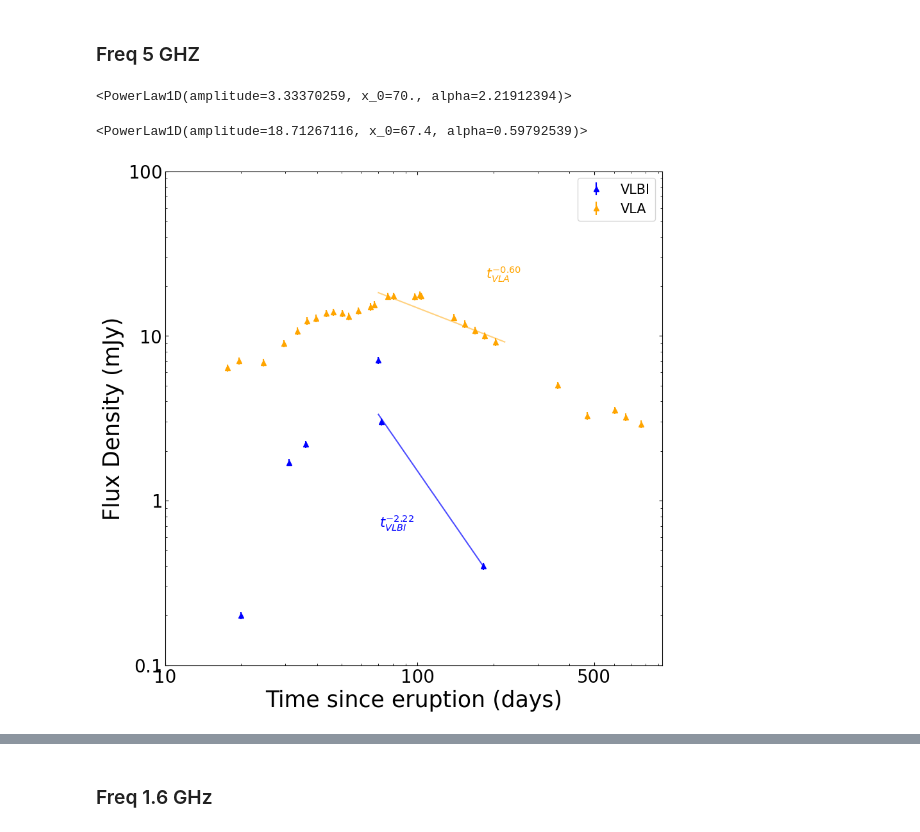
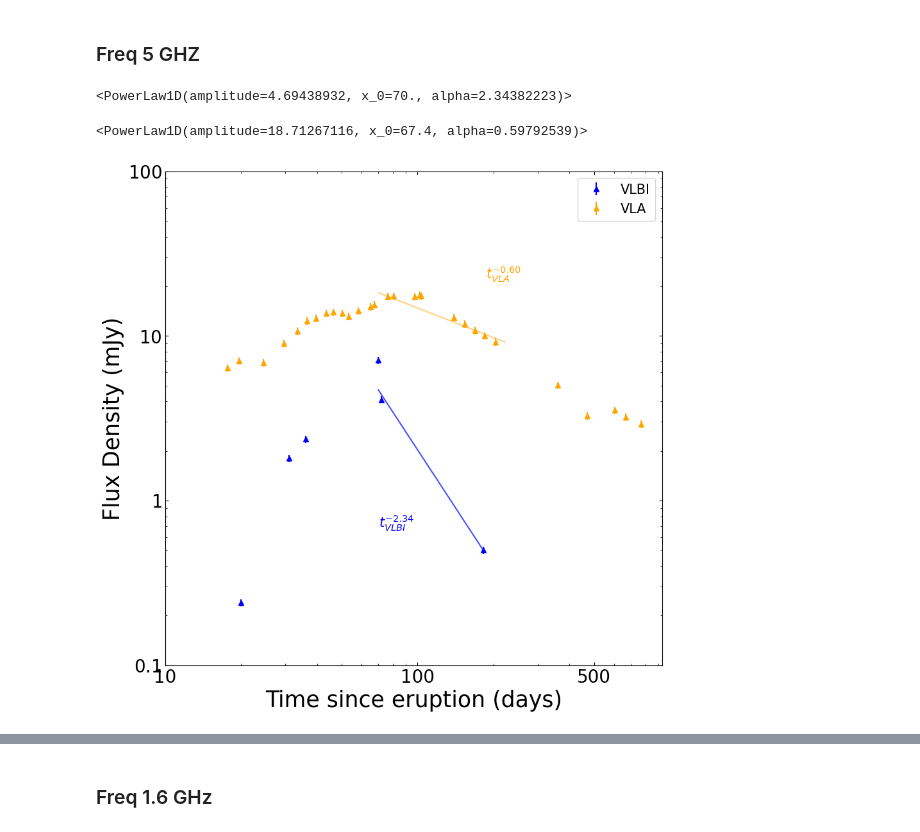
Before and after one commit to Wilhelm005/Research-Code, a Jupyter notebook: VLBI vs VLA data.ipynb, the cells around one changed output, grey strips where cells are left out. Cells and saved outputs as stored; diff of their text form; code cells hidden in the pictures.

```diff
--- a/VLBI vs VLA data.ipynb
+++ b/VLBI vs VLA data.ipynb
@@ -26,12 +26,12 @@ from scipy.stats import chisquare as CHI
 #only using the SE region like they did in their paper
 
 f5_VLBI = (
-    [20, 5, 0.2, 0],  #EVN
-    [31, 5, 1.7, 0], #VLBA
-    [36, 5, 2.2, 0], #VLBA
+    [20, 5, 0.24, 0],  #EVN
+    [31, 5, 1.8, 0], #VLBA
+    [36, 5, 2.36, 0], #VLBA
     [70, 5, 7.1, 0], #EVN
-    [72, 5, 3, 0], #VLBA
-    [182, 5, 0.4, 0],
+    [72, 5, 4.1, 0], #VLBA
+    [182, 5, 0.5, 0],
 )
 
 #making the dataframes for the frequency
@@ -44,12 +44,12 @@ flux_err5_VLBI = np.sqrt(VLBI_407["Error"]**2 + (VLBI_407["Flux"]*0.05)**2)
 #fit
 
 fit5_VLBI = (
-    #[20, 5, 0.2, 0],  #EVN
-    #[31, 5, 1.7, 0], #VLBA
-    #[36, 5, 2.2, 0], #VLBA
+    #[20, 5, 0.24, 0],  #EVN
+    #[31, 5, 1.8, 0], #VLBA
+    #[36, 5, 2.36, 0], #VLBA
     [70, 5, 7.1, 0], #EVN
-    [72, 5, 3, 0], #VLBA
-    [182, 5, 0.4, 0],
+    [72, 5, 4.1, 0], #VLBA
+    [182, 5, 0.5, 0],
 )
 
 #making the dataframes for the frequency
@@ -90,7 +90,7 @@ fit_model_weights0 = fit(PL0, x0, y0, weights=y_weight0)
 
 fit_model_weights0
 # %% [output]
-<PowerLaw1D(amplitude=3.33370259, x_0=70., alpha=2.21912394)>
+<PowerLaw1D(amplitude=4.69438932, x_0=70., alpha=2.34382223)>
 # %%
 #VLA data
 
@@ -246,32 +246,32 @@ def plot(days, fluxes, errors, color, label_name):
         if label:
             used_labels.add(label)
 
 x_freq = np.arange(70,182,0.5)
 plot(days5_VLBI, flux5_VLBI, flux_err5_VLBI, 'blue', 'VLBI')
 ax.plot(x_freq, fit_model_weights0(x_freq), color='blue', linestyle = '-', alpha=.70)
-ax.annotate('$t_{VLBI}^{-2.22}$', xy=(280, 170), xycoords='axes points', size=15, color='blue', ha='right', va='top', bbox=dict(boxstyle='round', fc='w', ec="w"))
+ax.annotate('$t_{VLBI}^{-2.34}$', xy=(280, 170), xycoords='axes points', size=15, color='blue', ha='right', va='top', bbox=dict(boxstyle='round', fc='w', ec="w"))
 
 
 x_freq1 = np.arange(70,222,0.5)
 plot(days5_VLA, flux5_VLA, flux_err5_VLA, 'orange', "VLA")
 #plot(days5_VLAfit, flux5_VLAfit, flux_err5_VLAfit, 'red', "Vtest")
 ax.plot(x_freq1, fit_model_weights1(x_freq1), color='orange',  linestyle = '-', alpha=.50)
 ax.annotate('$t_{VLA}^{-0.60}$', xy=(400, 450), xycoords='axes points', size=15, color='orange', ha='right', va='top', bbox=dict(boxstyle='round', fc='w', ec="w"))
 
 
 # Final plot formatting
 ax.set_xscale('log')
 ax.set_xticks([10,100,500], labels = ['10','100','500'], fontsize = 20)
 ax.set_yscale('log')
 ax.set_yticks([0.1, 1,10, 100], labels = [r'$0.1$', r'$1$', r'$10$', r'$100$'], fontsize = 20)
 ax.set_xlabel("Time since eruption (days)", fontsize = 25)
 ax.set_ylabel("Flux Density (mJy)", fontsize = 25)
 
 ax.tick_params(axis='both', which='both', direction='in', top=True, right=True)
 
 ax.set_title("")
 plt.legend(fontsize = 15)
 plt.savefig("V407Cyg_VLA_vs_VLBA_lc.png")
 plt.show()
 # %% [output]
-[figure, old version]
+[figure, new version]
```
Also changed, not shown: parts of 19 cells of this notebook.
